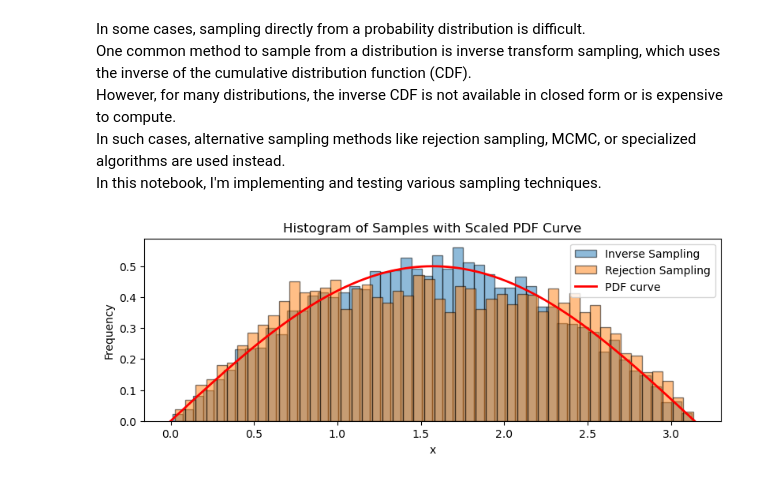
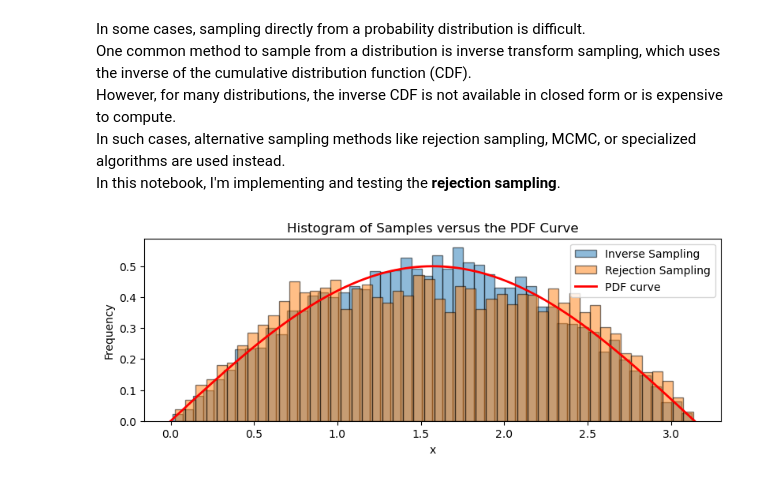
Before and after one commit to Ilan123/study_ml, a Jupyter notebook: sampling_methods/src/rejection_sampling.ipynb, the cells around one changed output. Saved outputs shown, nothing was run; the diff lists cells and outputs as text; code cells hidden in the pictures.

Commit message:
Updated the plot title

```diff
--- a/sampling_methods/src/rejection_sampling.ipynb
+++ b/sampling_methods/src/rejection_sampling.ipynb
@@ -4,7 +4,7 @@ One common method to sample from a distribution is inverse transform sampling, w
 However, for many distributions, the inverse CDF is not available in closed form or is expensive to compute.
 In such cases, alternative sampling methods like rejection sampling, MCMC, or specialized algorithms are used instead.
 </br>
-In this notebook, I'm implementing and testing various sampling techniques.
+In this notebook, I'm implementing and testing the **rejection sampling**.
 # %%
 import numpy as np
 import scipy.stats as st
@@ -38,21 +38,21 @@ sample_inverse = inverse_cdf(np.random.uniform(0, 1, n_samples))
 # %%
 # Plot histogram
 plt.figure(figsize=(3*np.pi, 3))
 plt.hist(sample_inverse, bins=50, density=True, alpha=0.5, label='Inverse Sampling', edgecolor='black')
 plt.hist(sample_rejection, bins=50, density=True, alpha=0.5, label='Rejection Sampling', edgecolor='black')
 
 
 # Scale the PDF to match histogram scale
 x_vals = np.linspace(x_min, x_max, 500)
 pdf_vals = target_pdf(x_vals)
 
 # Plot the scaled PDF curve
 plt.plot(x_vals, pdf_vals, 'r-', label='PDF curve', linewidth=2)
 
 plt.xlabel('x')
 plt.ylabel('Frequency')
-plt.title('Histogram of Samples with Scaled PDF Curve')
+plt.title('Histogram of Samples versus the PDF Curve')
 plt.legend()
 plt.show()
 # %% [output]
-[figure, old version]
+[figure, new version]
```
